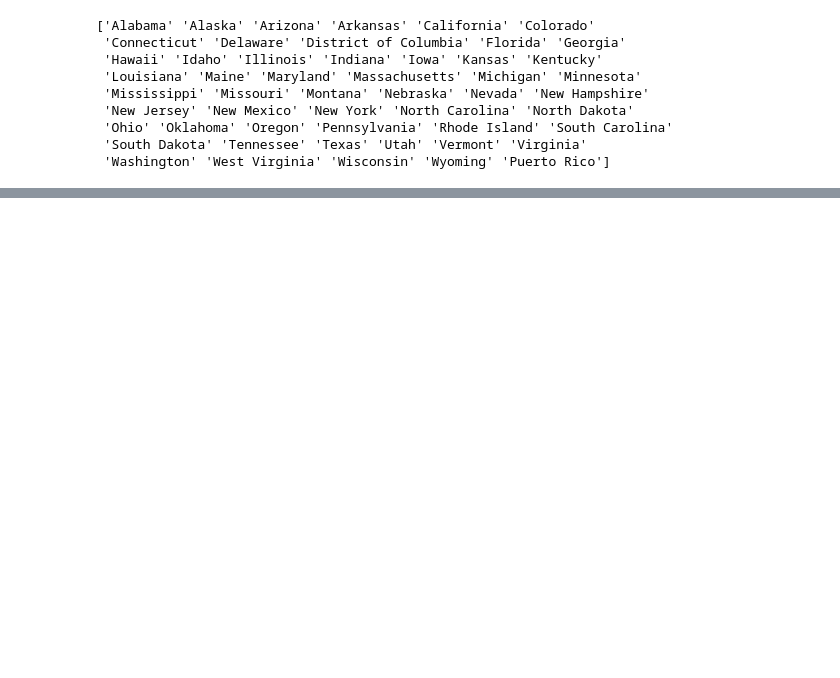
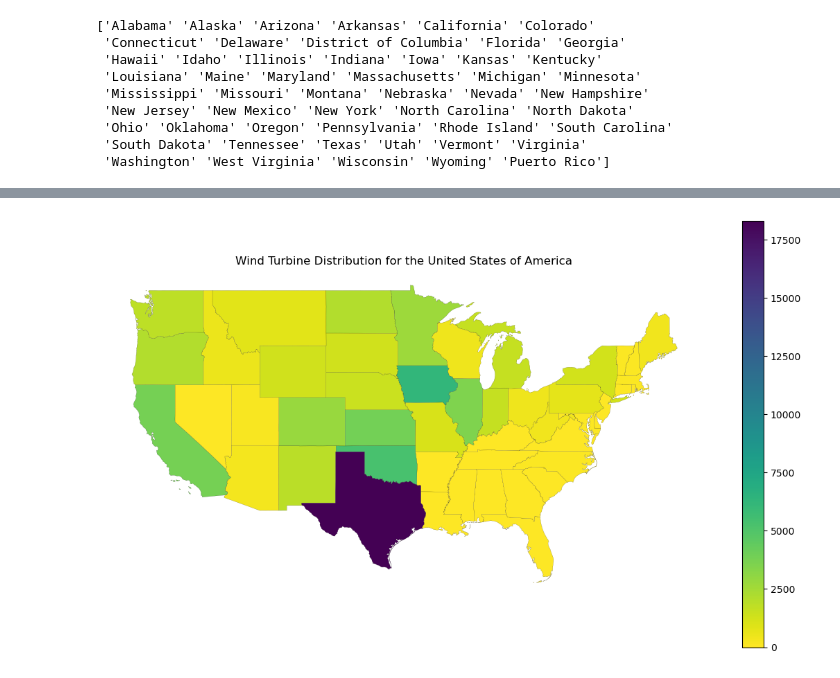
Before and after one commit to MF-MSB/Project_1, a Jupyter notebook: Question_2_Part_2.ipynb, the cells around one changed output, grey strips where cells are left out. Cells and saved outputs as stored; diff of their text form; code cells hidden in the pictures; blank space fills up the shorter version.

```diff
--- a/Question_2_Part_2.ipynb
+++ b/Question_2_Part_2.ipynb
@@ -231,0 +244,3 @@ Number of rows in the DataFrame: 40
+# %%
+df.reset_index(drop=True, inplace=True)
+df.head(5)
@@ -354,0 +285,14 @@ plt.show()
+# %%
+merged_data = merged_data.to_crs(epsg=3395)
+
+fig, ax = plt.subplots(1, 1, figsize=(14, 8))
+
+merged_data.plot(column='Count', cmap='viridis_r', linewidth=0.1, ax=ax, edgecolor='black', legend=True)
+
+ax.set_axis_off()
+
+plt.title('Wind Turbine Distribution for the United States of America')
+
+plt.show()
+# %% [output]
+[figure, added]
```
Also changed, not shown: parts of 30 cells of this notebook, 4 other files.
